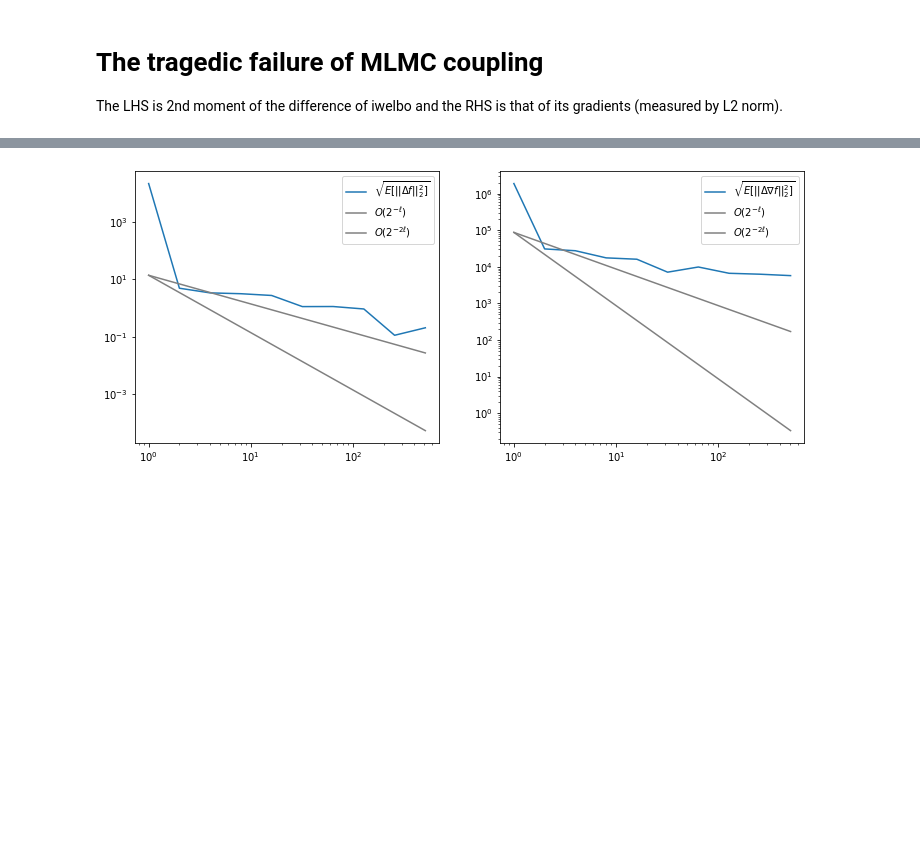
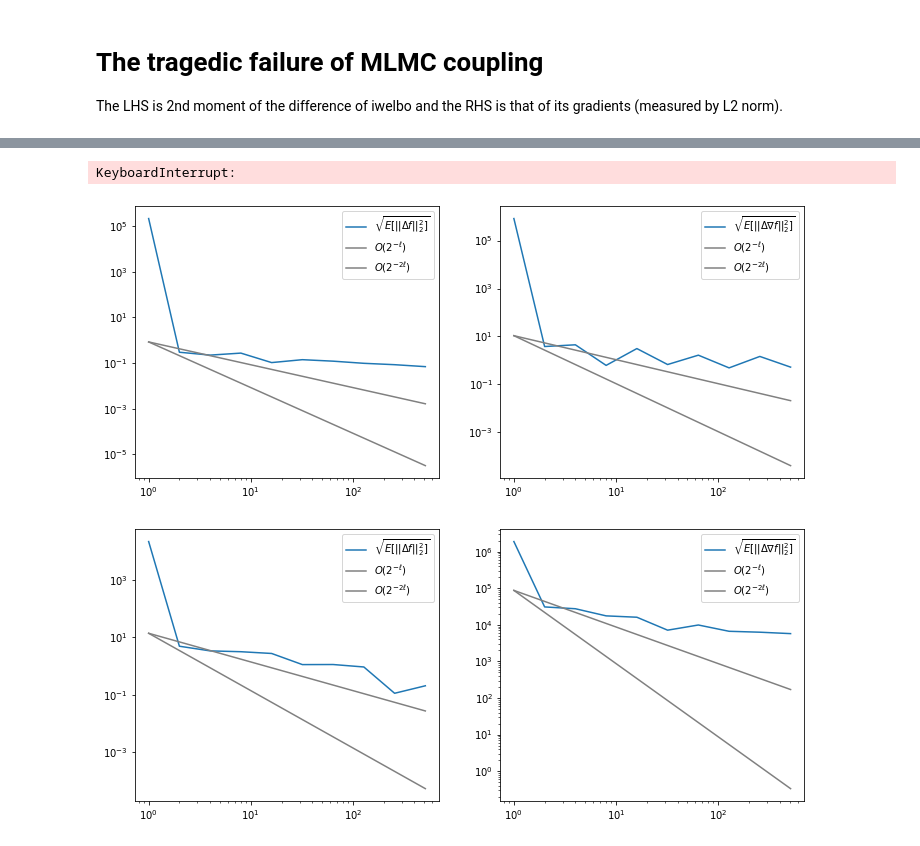
Before and after one commit to Goda-Research-Group/mlmc-model-evidence, a Jupyter notebook: notebooks/Convolutional_Variational_Autoencoder.ipynb, the cells around one changed output, grey strips where cells are left out. Drawn from its saved outputs; the diff is of its cells as text; code cells hidden in the pictures; blank space fills up the shorter version.

```diff
--- a/notebooks/Convolutional_Variational_Autoencoder.ipynb
+++ b/notebooks/Convolutional_Variational_Autoencoder.ipynb
@@ -310,3 +310,26 @@ _ = plot_convergence(model, test_dataset, 'iwelbo')
+# %%
+K = 32
+
+for train_train_x in train_dataset:
+    # train encoder by reversed_KL
+    with tf.GradientTape() as tape:
+        loss = model.compute_objective(train_x, K, 'reversedKL_ubo')
+        gradients = tape.gradient(loss, model._encoder.trainable_variables)
+        model._optimizers['enc'].apply_gradients(zip(gradients, model._encoder.trainable_variables))
+
+    # train decoder by iwelbo
+    with tf.GradientTape() as tape:
+        loss = - model.compute_objective(train_x, K, 'iwelbo')
+        gradients = tape.gradient(loss, model._decoder.trainable_variables)
+        model._optimizers['dec'].apply_gradients(zip(gradients, model._decoder.trainable_variables))
+# %% [output]
+KeyboardInterrupt:
+# %%
+# after training
+plt.figure(figsize=[12,5])
+_ = plot_convergence(model, test_dataset, 'iwelbo')
+# %% [output]
+[figure, added]
 # %%
 for i in range(7):
     train_epoch(model, train_dataset, 'elbo')
```
Also changed, not shown: parts of 2 cells of this notebook, 12 other files.
